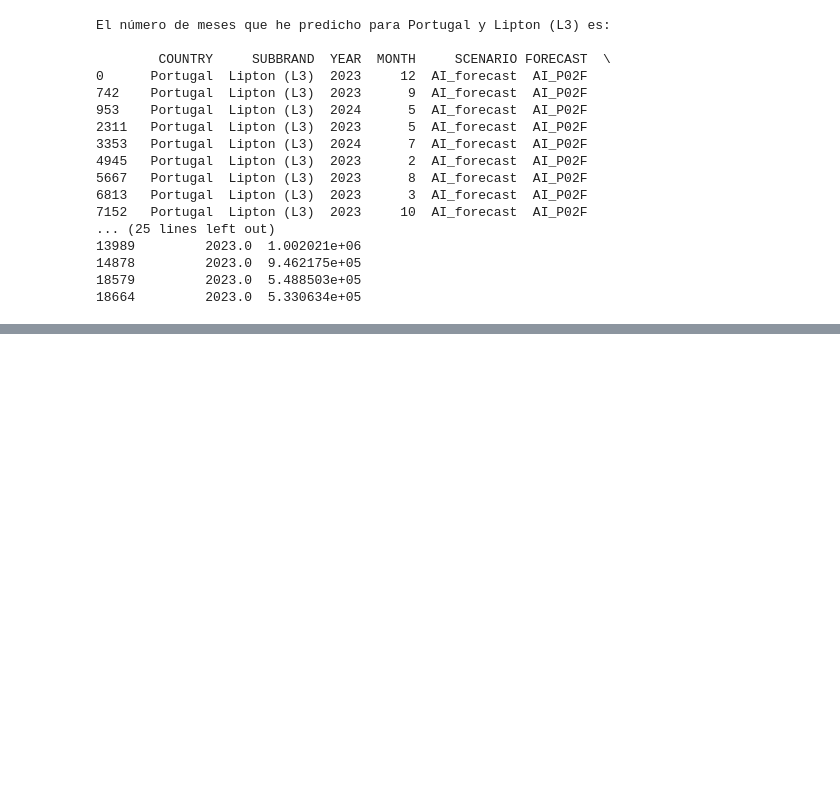
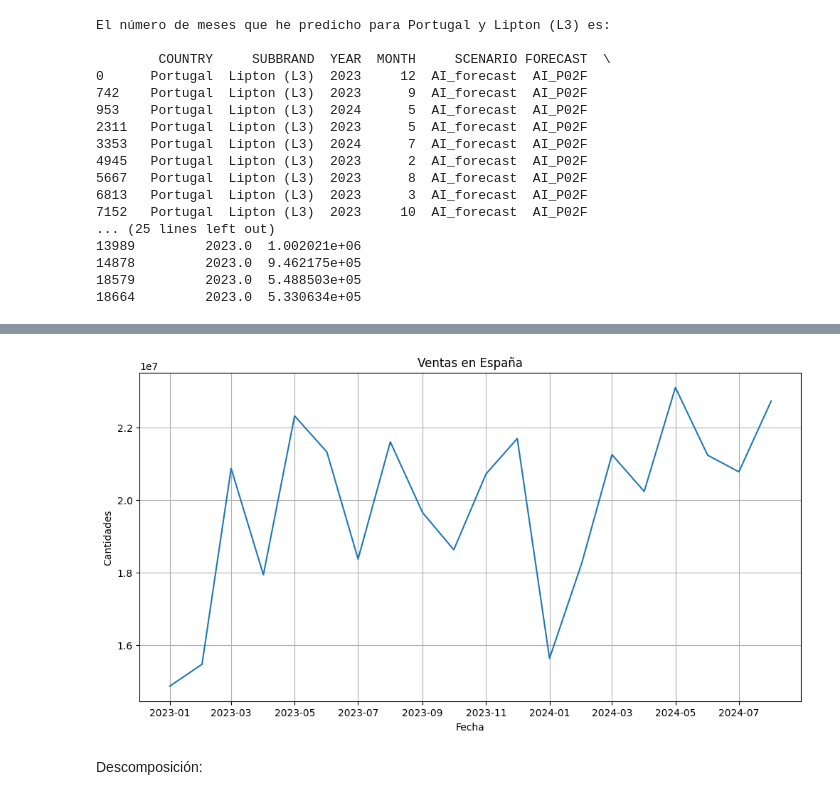
Before and after one commit to susanavillar/VISUALIZACION-DE-DATOS, a Jupyter notebook: Clase2.ipynb, the cells around one changed output, grey strips where cells are left out. Saved outputs shown, nothing was run; the diff lists cells and outputs as text; code cells hidden in the pictures; blank space fills up the shorter version.

```diff
--- a/Clase2.ipynb
+++ b/Clase2.ipynb
@@ -138,0 +444,7 @@ Cual es la tendencia y estacionalidad de:
+# %%
+datos_pepsim = base_actual[base_actual['SUBBRAND'] == 'Pepsi Max (L3)']
+datos_pepsim = datos_pepsim.drop(['FORECAST', 'FORECAST_YEAR'], axis=1)
+
+# Convertimos las columnas 'YEAR' y 'MONTH' en una sola columna 'DATE'
+datos_pepsim['DATE'] = pd.to_datetime(datos_pepsim['YEAR'].astype(str) + '-' + datos_pepsim['MONTH'].astype(str) + '-01')
+display(datos_pepsim)
@@ -138,0 +465,14 @@ Cual es la tendencia y estacionalidad de:
+# %%
+# Modificamos nuestros datos para poder representarlos correctamente
+datos_pepsim = datos_pepsim.sort_values(by='DATE')
+datos_pepsim['COUNTRY_CODE'] = coco.convert(names=datos_pepsim['COUNTRY'], to='ISO3')
+
+
+# Creamos el bubble map
+fig = px.scatter_geo(datos_pepsim, locations="COUNTRY_CODE", locationmode='ISO-3',
+                     color="AMOUNT", size="AMOUNT", hover_name="COUNTRY",
+                     animation_frame="DATE",  # Animate by date
+                     projection="natural earth", title="Ventas de Pepsi Max por país a través del tiempo",
+                     color_continuous_scale=px.colors.sequential.Aggrnyl_r)
+
+fig.show()
@@ -138,0 +481,14 @@ Cual es la tendencia y estacionalidad de:
+# %%
+datos_pepsim = datos_pepsim.groupby(['DATE'])['AMOUNT'].sum().reset_index(name='SALES')
+
+plt.figure(figsize=(12, 6))
+plt.plot(datos_pepsim['DATE'], datos_pepsim['SALES'])
+plt.xlabel('Fecha')
+plt.ylabel('Cantidades')
+plt.title('Ventas en España')
+plt.grid(True)
+plt.show()
+# %% [output]
+[figure, added]
+# %% [markdown]
+Descomposición:
```
Also changed, not shown: parts of 73 cells of this notebook.
